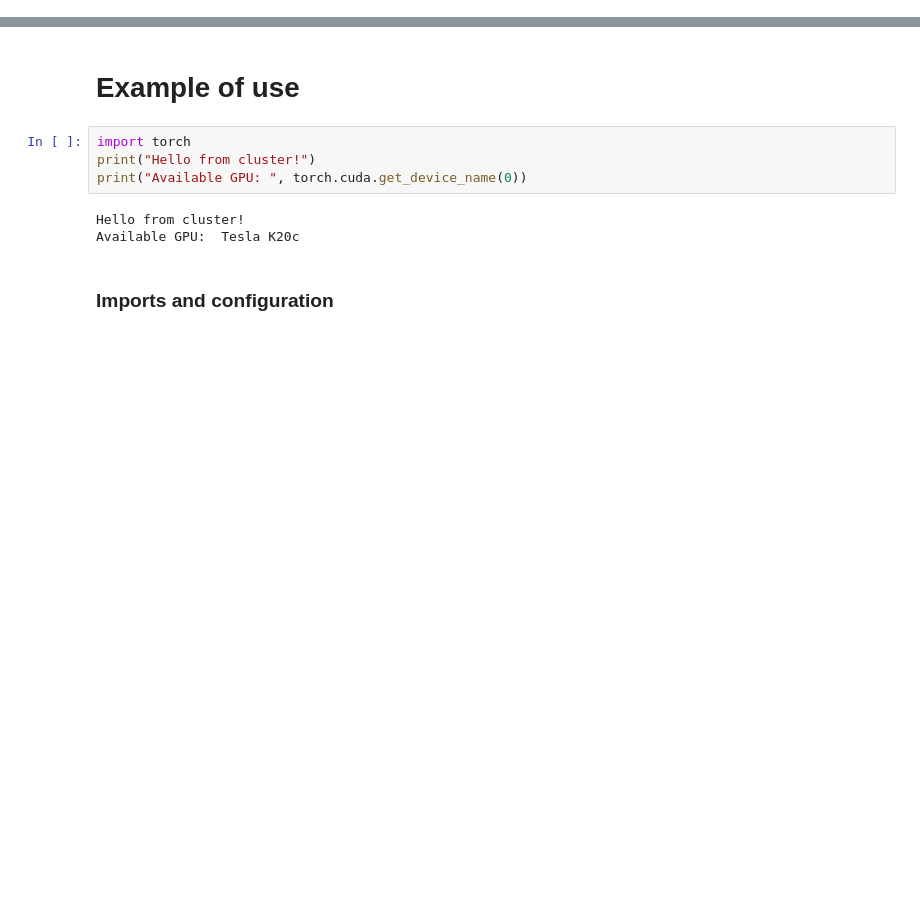
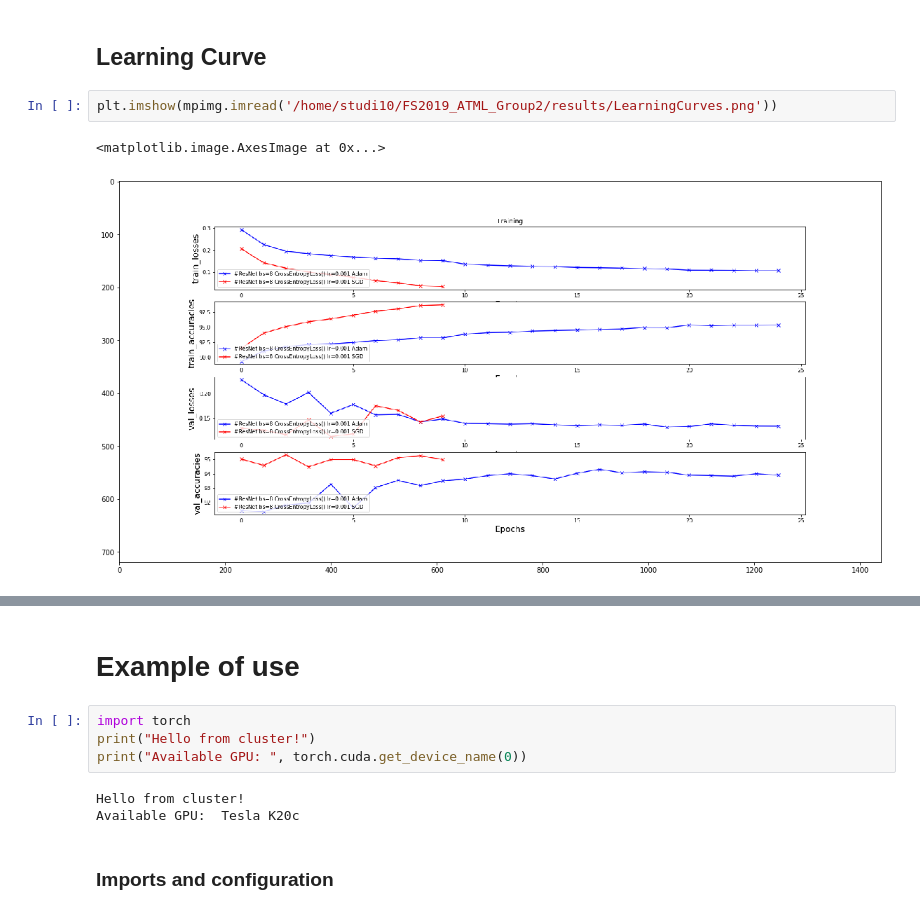
Before and after one commit to svapili/FS2019_ATML_Group2, a Jupyter notebook: scripts/FS2019_ATML_group2.ipynb, the cells around one changed output, grey strips where cells are left out. Cells and saved outputs as stored; diff of their text form; blank space fills up the shorter version.

```diff
--- a/scripts/FS2019_ATML_group2.ipynb
+++ b/scripts/FS2019_ATML_group2.ipynb
@@ -26,0 +61,7 @@ Implement a deep learning algorithm to classify mole pictures as benign or malig
+# %% [markdown]
+## Learning Curve
+# %%
+plt.imshow(mpimg.imread('/home/studi10/FS2019_ATML_Group2/results/LearningCurves.png'))
+# %% [output]
+<matplotlib.image.AxesImage at 0x...>
+[figure, added]
```
Also changed, not shown: parts of 24 cells of this notebook.
